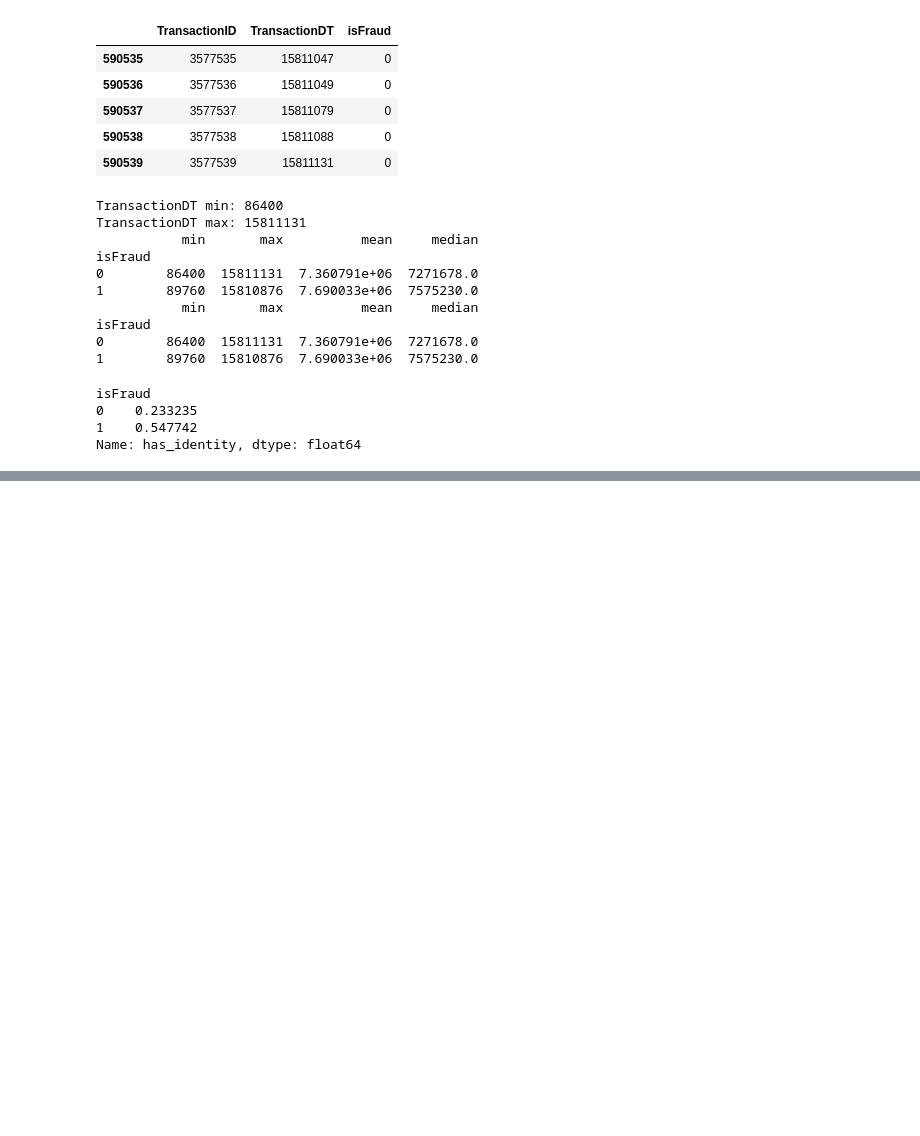
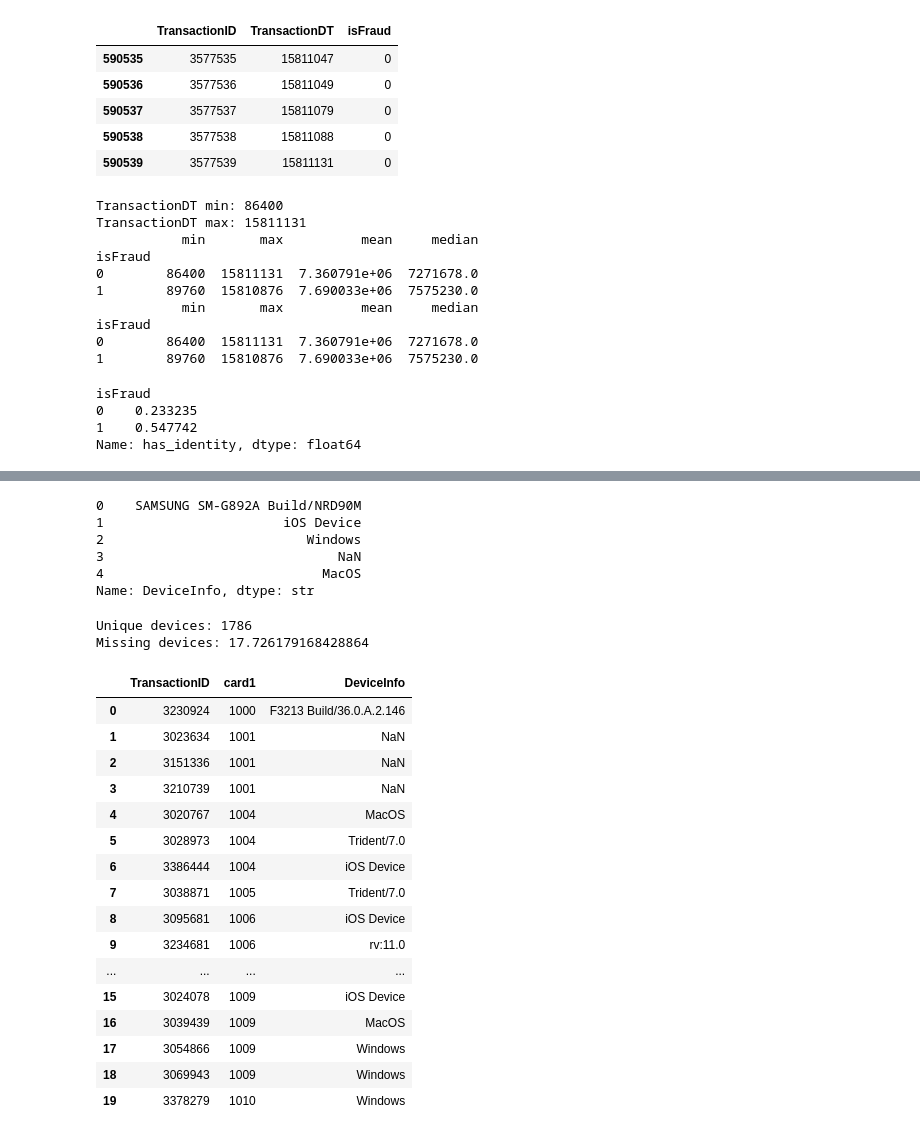
Before and after one commit to GauravSehgal12/fraud_detection_agent, a Jupyter notebook: notebooks/data_exploration.ipynb, the cells around one changed output, grey strips where cells are left out. Saved outputs shown, nothing was run; the diff lists cells and outputs as text; code cells hidden in the pictures; blank space fills up the shorter version.

```diff
--- a/notebooks/data_exploration.ipynb
+++ b/notebooks/data_exploration.ipynb
@@ -212,0 +235,18 @@ ModuleNotFoundError: No module named 'src'
+# %%
+import sys
+from pathlib import Path
+
+# Add the project root to the path
+project_root = Path.cwd().parent
+sys.path.insert(0, str(project_root))
+
+
+from src.data.split import time_based_split
+
+train_df, validation_df, test_df = time_based_split(
+    features_df
+)
+
+print("Train:", train_df.shape)
+print("Validation:", validation_df.shape)
+print("Test:", test_df.shape)
@@ -212,0 +481,62 @@ ModuleNotFoundError: No module named 'src'
+# %%
+identity["DeviceInfo"].head()
+# %% [output]
+0    SAMSUNG SM-G892A Build/NRD90M
+1                       iOS Device
+2                          Windows
+3                              NaN
+4                            MacOS
+Name: DeviceInfo, dtype: str
+# %%
+print(
+    "Unique devices:",
+    identity["DeviceInfo"].nunique()
+)
+
+print(
+    "Missing devices:",
+    identity["DeviceInfo"].isna().mean() * 100
+)
+# %% [output]
+Unique devices: 1786
+Missing devices: 17.726179168428864
+# %%
+device_data = identity[
+    [
+        "TransactionID",
+        "DeviceInfo"
+    ]
+].copy()
+
+
+behavior_df = behavior_df.merge(
+    device_data,
+    on="TransactionID",
+    how="left"
+)
+# %%
+behavior_df[
+    [
+        "TransactionID",
+        "card1",
+        "DeviceInfo"
+    ]
+].head(20)
+# %% [output]
+|  | TransactionID | card1 | DeviceInfo |
+| 0 | 3230924 | 1000 | F3213 Build/36.0.A.2.146 |
+| 1 | 3023634 | 1001 | NaN |
+| 2 | 3151336 | 1001 | NaN |
+| 3 | 3210739 | 1001 | NaN |
+| 4 | 3020767 | 1004 | MacOS |
+| 5 | 3028973 | 1004 | Trident/7.0 |
+| 6 | 3386444 | 1004 | iOS Device |
+| 7 | 3038871 | 1005 | Trident/7.0 |
+| 8 | 3095681 | 1006 | iOS Device |
+| 9 | 3234681 | 1006 | rv:11.0 |
+| ... | ... | ... | ... |
+| 15 | 3024078 | 1009 | iOS Device |
+| 16 | 3039439 | 1009 | MacOS |
+| 17 | 3054866 | 1009 | Windows |
+| 18 | 3069943 | 1009 | Windows |
+| 19 | 3378279 | 1010 | Windows |
```
Also changed, not shown: parts of 26 cells of this notebook, 2 other files.
